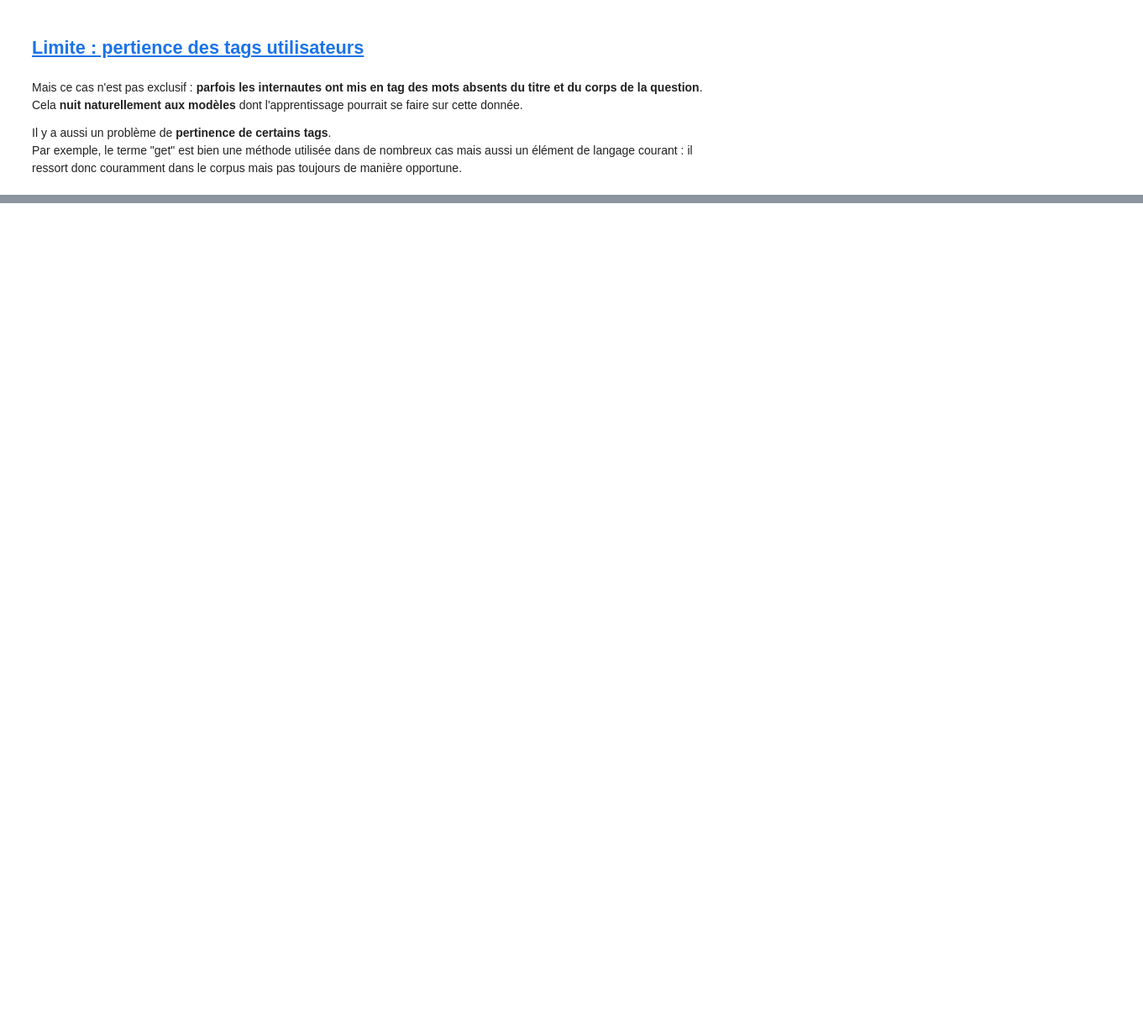
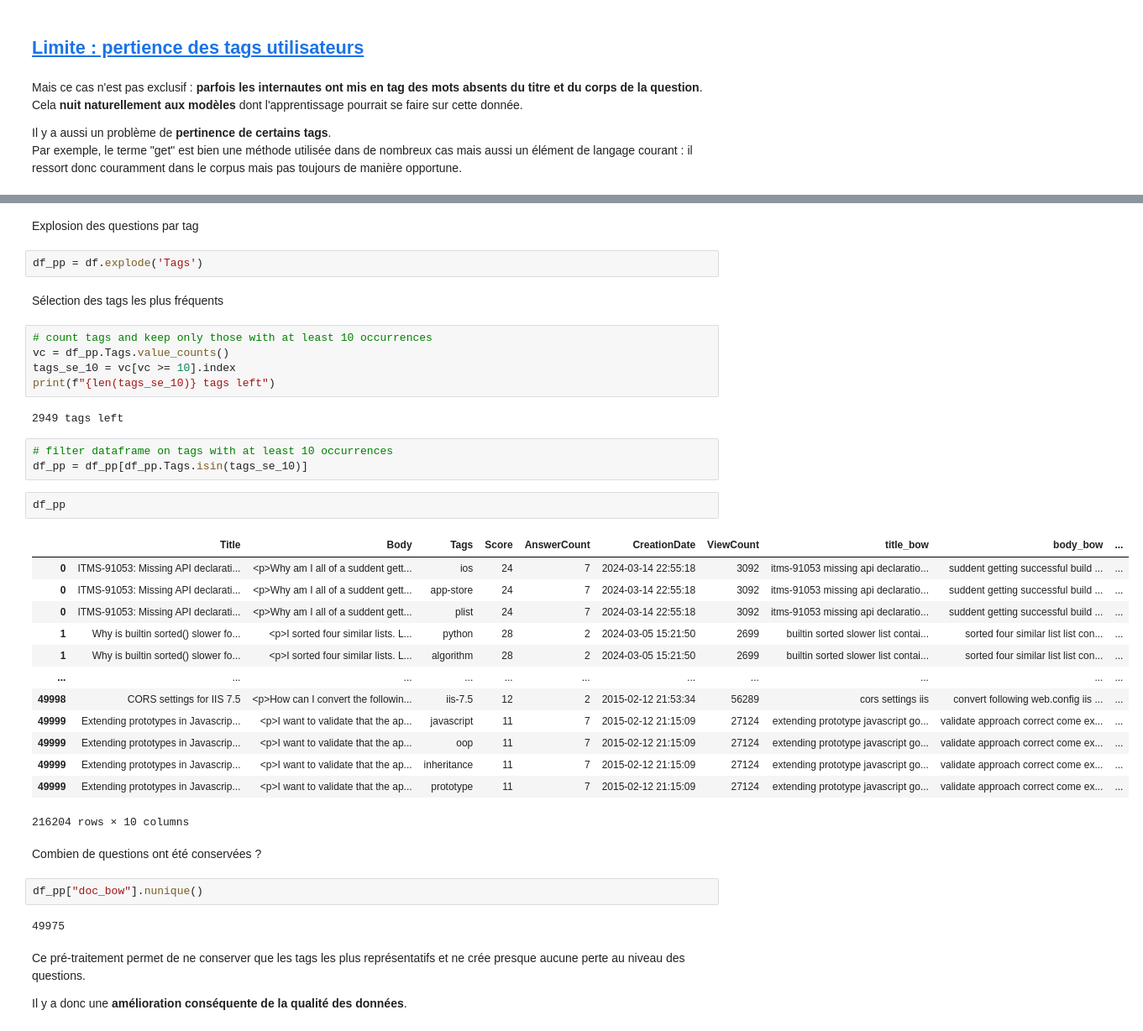
Before and after one commit to sycod/OC_P5_SoF, a Jupyter notebook: 1_EDA.ipynb, the cells around one changed output, grey strips where cells are left out. Shown at 84% size. Saved outputs shown, nothing was run; the diff lists cells and outputs as text; blank space fills up the shorter version.

```diff
--- a/1_EDA.ipynb
+++ b/1_EDA.ipynb
@@ -1019,0 +1020,42 @@ df
+# %% [markdown]
+Explosion des questions par tag
+# %%
+df_pp = df.explode('Tags')
+# %% [markdown]
+Sélection des tags les plus fréquents
+# %%
+# count tags and keep only those with at least 10 occurrences
+vc = df_pp.Tags.value_counts()
+tags_se_10 = vc[vc >= 10].index
+print(f"{len(tags_se_10)} tags left")
+# %% [output]
+2949 tags left
+# %%
+# filter dataframe on tags with at least 10 occurrences
+df_pp = df_pp[df_pp.Tags.isin(tags_se_10)]
+# %%
+df_pp
+# %% [output]
+|  | Title | Body | Tags | Score | AnswerCount | CreationDate | ViewCount | title_bow | body_bow | ... |
+| 0 | ITMS-91053: Missing API declarati... | <p>Why am I all of a suddent gett... | ios | 24 | 7 | 2024-03-14 22:55:18 | 3092 | itms-91053 missing api declaratio... | suddent getting successful build ... | ... |
+| 0 | ITMS-91053: Missing API declarati... | <p>Why am I all of a suddent gett... | app-store | 24 | 7 | 2024-03-14 22:55:18 | 3092 | itms-91053 missing api declaratio... | suddent getting successful build ... | ... |
+| 0 | ITMS-91053: Missing API declarati... | <p>Why am I all of a suddent gett... | plist | 24 | 7 | 2024-03-14 22:55:18 | 3092 | itms-91053 missing api declaratio... | suddent getting successful build ... | ... |
+| 1 | Why is builtin sorted() slower fo... | <p>I sorted four similar lists. L... | python | 28 | 2 | 2024-03-05 15:21:50 | 2699 | builtin sorted slower list contai... | sorted four similar list list con... | ... |
+| 1 | Why is builtin sorted() slower fo... | <p>I sorted four similar lists. L... | algorithm | 28 | 2 | 2024-03-05 15:21:50 | 2699 | builtin sorted slower list contai... | sorted four similar list list con... | ... |
+| ... | ... | ... | ... | ... | ... | ... | ... | ... | ... | ... |
+| 49998 | CORS settings for IIS 7.5 | <p>How can I convert the followin... | iis-7.5 | 12 | 2 | 2015-02-12 21:53:34 | 56289 | cors settings iis | convert following web.config iis ... | ... |
+| 49999 | Extending prototypes in Javascrip... | <p>I want to validate that the ap... | javascript | 11 | 7 | 2015-02-12 21:15:09 | 27124 | extending prototype javascript go... | validate approach correct come ex... | ... |
+| 49999 | Extending prototypes in Javascrip... | <p>I want to validate that the ap... | oop | 11 | 7 | 2015-02-12 21:15:09 | 27124 | extending prototype javascript go... | validate approach correct come ex... | ... |
+| 49999 | Extending prototypes in Javascrip... | <p>I want to validate that the ap... | inheritance | 11 | 7 | 2015-02-12 21:15:09 | 27124 | extending prototype javascript go... | validate approach correct come ex... | ... |
+| 49999 | Extending prototypes in Javascrip... | <p>I want to validate that the ap... | prototype | 11 | 7 | 2015-02-12 21:15:09 | 27124 | extending prototype javascript go... | validate approach correct come ex... | ... |
+216204 rows × 10 columns
+# %% [markdown]
+Combien de questions ont été conservées ?
+# %%
+df_pp["doc_bow"].nunique()
+# %% [output]
+49975
+# %% [markdown]
+Ce pré-traitement permet de ne conserver que les tags les plus représentatifs et ne crée presque aucune perte au niveau des questions.
+
+Il y a donc une **amélioration conséquente de la qualité des données**.
```
Also changed, not shown: parts of 26 cells of this notebook, 3 other files.
